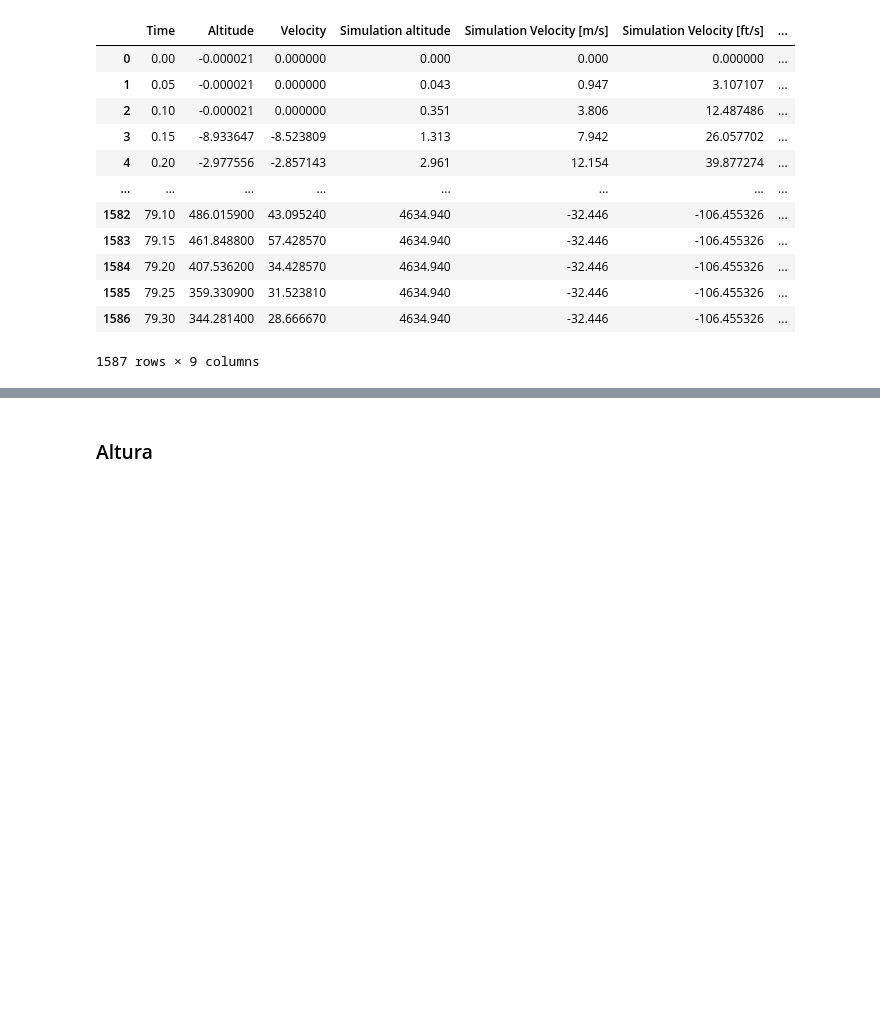
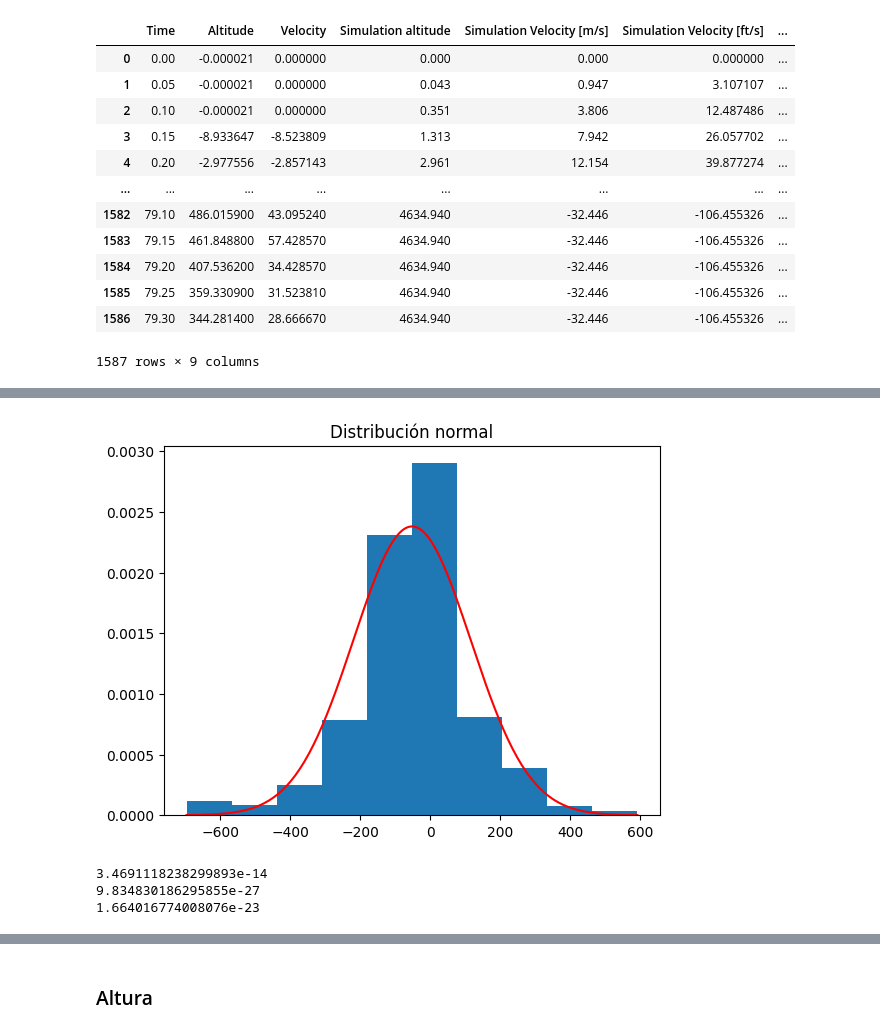
Before and after one commit to lolo-pb/micrography-imgpro-Deploy, a Jupyter notebook: AnalisisDatosVuelo/VueloVsSimulacion.ipynb, the cells around one changed output, grey strips where cells are left out. Saved outputs shown, nothing was run; the diff lists cells and outputs as text; code cells hidden in the pictures; blank space fills up the shorter version.

```diff
--- a/AnalisisDatosVuelo/VueloVsSimulacion.ipynb
+++ b/AnalisisDatosVuelo/VueloVsSimulacion.ipynb
@@ -27,0 +52,17 @@ df
+# %%
+mu,sigma=stats.norm.fit(df['Dif Velocity'])
+yseq=stats.norm(mu,sigma).pdf(xseq)
+plt.hist(df['Dif Velocity'],density=True)
+plt.plot(xseq,yseq,c="r")
+plt.title("Distribución normal")
+plt.show()
+# %% [output]
+[figure, added]
+# %%
+print(stats.ks_1samp(df['Dif Velocity'], stats.norm(mu, sigma).cdf).pvalue)
+print(stats.normaltest(df['Dif Velocity']).pvalue)
+print(stats.shapiro(df['Dif Velocity']).pvalue)
+# %% [output]
+3.4691118238299893e-14
+9.834830186295855e-27
+1.664016774008076e-23
```
Also changed, not shown: parts of 9 cells of this notebook.
